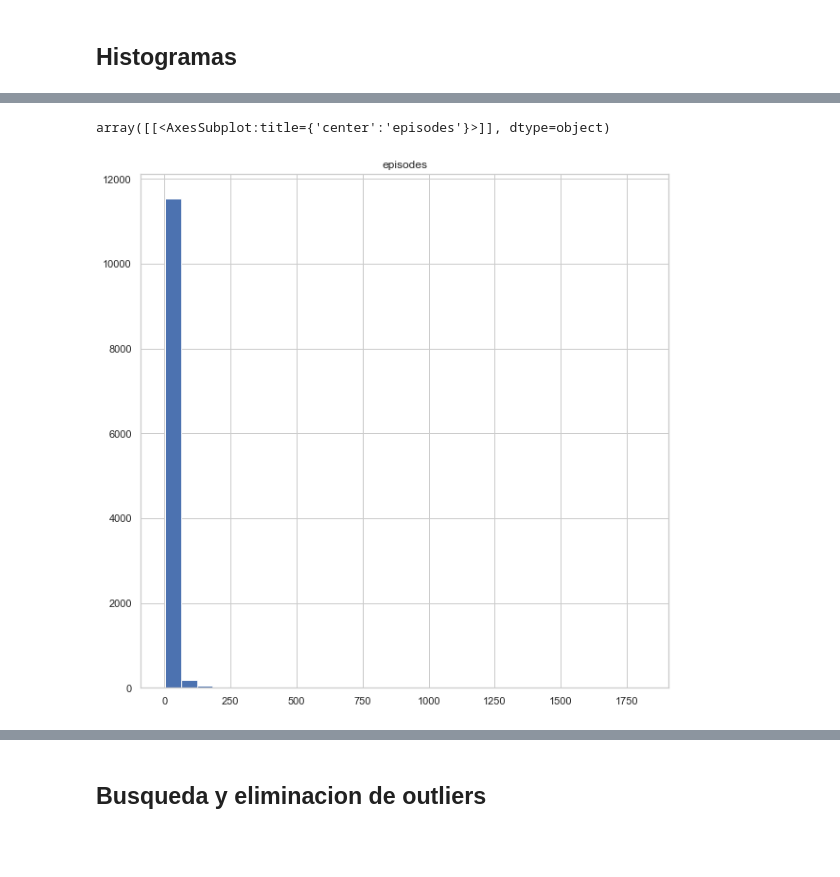
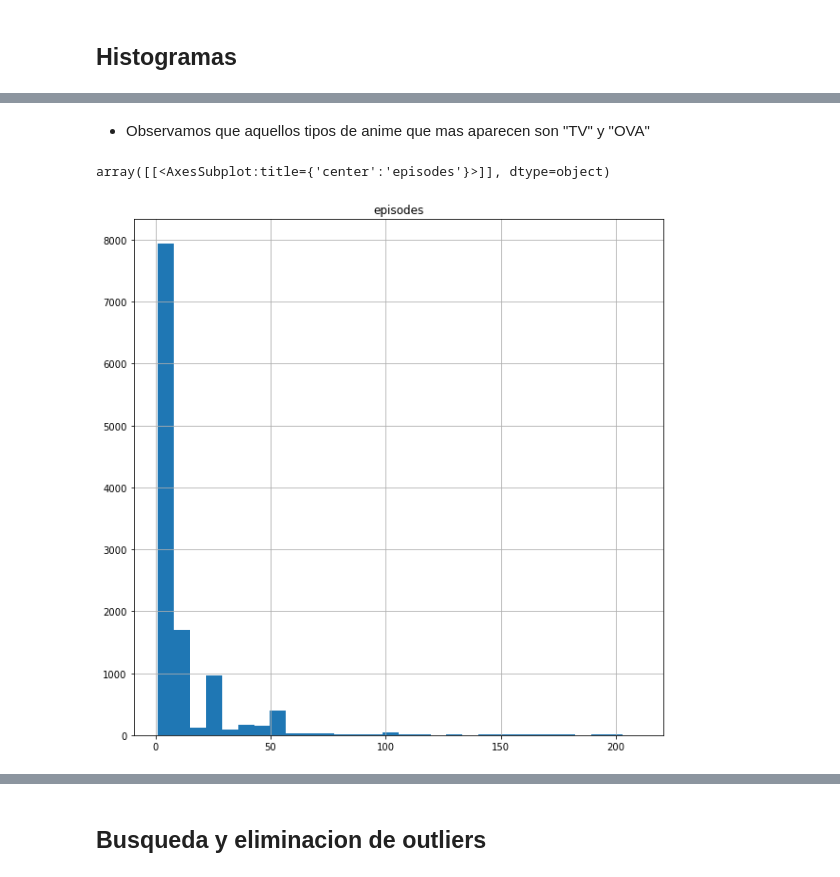
Before and after one commit to 1KVueltasAlCampo/AI-anime-recomendation, a Jupyter notebook: 1raEntrega/Codigo/EDARecomendacionAnime.ipynb, the cells around one changed output, grey strips where cells are left out. Saved outputs shown, nothing was run; the diff lists cells and outputs as text; code cells hidden in the pictures; blank space fills up the shorter version.

```diff
--- a/1raEntrega/Codigo/EDARecomendacionAnime.ipynb
+++ b/1raEntrega/Codigo/EDARecomendacionAnime.ipynb
@@ -114,3 +114,7 @@ duplicados = dfAnime[dfAnime.duplicated()].shape[0]
 print("Numero de datos duplicados ",duplicados)
 # %% [output]
 Numero de datos duplicados  0
+# %%
+#Convirtamos type en una variable de numeros enteros para poder usar histogramas a futuro
+dfAnime=dfAnime.replace({'Movie': '0', 'TV': '1','OVA':'2','ONA':'2','Special':'3','Music':'4'})
+dfAnime['type'] = dfAnime['type'].astype(int)
@@ -139,8 +185,10 @@ Numero de datos duplicados  0
+# %% [markdown]
++ Observamos que aquellos tipos de anime que mas aparecen son "TV" y "OVA"
 # %%
 #Generemos algunas gráficas directamente desde pandas.
 atr = 'episodes'
 num_bins = 30 #Número de columnas del histograma
-dfAnime.hist(column=atr, bins=num_bins, figsize=(10,10))  #Histograma.
+dfAnime.hist(column=atr,range=[1, 210], bins=num_bins, figsize=(10,10))  #Histograma.
 # %% [output]
 array([[<AxesSubplot:title={'center':'episodes'}>]], dtype=object)
-[figure, old version]
+[figure, new version]
```
Also changed, not shown: parts of 14 cells of this notebook.
